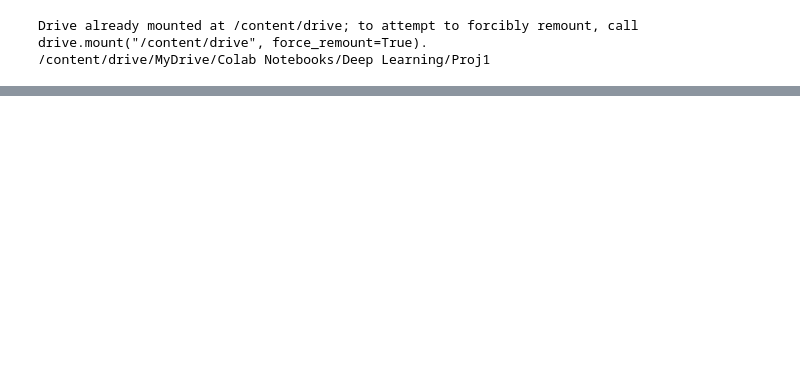
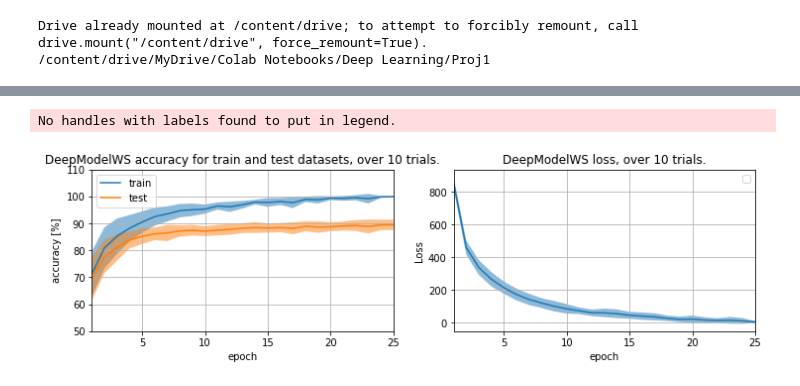
Before and after one commit to nourGhribi/EE-559-deepLearning, a Jupyter notebook: Proj1/test.ipynb, the cells around one changed output, grey strips where cells are left out. Drawn from its saved outputs; the diff is of its cells as text; code cells hidden in the pictures; blank space fills up the shorter version.

```diff
--- a/Proj1/test.ipynb
+++ b/Proj1/test.ipynb
@@ -105,0 +236,34 @@ NameError: ignored
+# %%
+nb_trials = 10
+LOAD_PERFORMANCE_DEEP_WS = True
+if LOAD_PERFORMANCE_DEEP_WS == False:
+  trial_test_accuracies_deep_ws = torch.zeros(nb_trials, nb_epoch_deep_ws)
+  trial_train_accuracies_deep_ws = torch.zeros(nb_trials, nb_epoch_deep_ws)
+  trial_losses_deep_ws = torch.zeros(nb_trials, nb_epoch_deep_ws)
+  deep_wss= [None]*nb_trials
+  for trial in tqdm(range(nb_trials)):
+    train_input, train_target, train_classes, test_input, test_target, test_classes = prologue.generate_pair_sets(nb_samples)
+    train_input, train_target, train_classes, test_input, test_target, test_classes = train_input.to(device), train_target.to(device), train_classes.to(device), test_input.to(device), test_target.to(device), test_classes.to(device)
+    deep_wss[trial] = DeepModelWS(nb_hidden_deep_ws, nb_epoch_deep_ws, lr_deep_ws, mini_batch_size_deep_ws, auxiliary_loss_weight_deep_ws).to(device)
+    acc_losses, train_accuracy, test_accuracy, train_error, test_error = deep_wss[trial].train_model(train_input, train_classes,
+                                                                                        train_target, test_input,
+                                                                                        test_target)
+    trial_test_accuracies_deep_ws[trial,:] = test_accuracy
+    trial_train_accuracies_deep_ws[trial,:] = train_accuracy
+    trial_losses_deep_ws[trial,:] = acc_losses
+
+  best_performance_idx_deep_ws = (trial_test_accuracies_deep_ws == torch.max(trial_test_accuracies_deep_ws)).nonzero(as_tuple=True)
+  deep_ws_best = deep_wss[best_performance_idx_deep_ws[0]]
+
+  torch.save(deep_ws_best.state_dict(), 'data/pickles/deep_ws/best_model.pt')
+  torch.save(trial_test_accuracies_deep_ws, 'data/pickles/deep_ws/trial_test_accuracies.pt')
+  torch.save(trial_train_accuracies_deep_ws, 'data/pickles/deep_ws/trial_train_accuracies.pt')
+  torch.save(trial_losses_deep_ws, 'data/pickles/deep_ws/trial_losses.pt')
+
+else:
+  deep_ws_best = DeepModelWS(nb_hidden_deep_ws, nb_epoch_deep_ws, lr_deep_ws, mini_batch_size_deep_ws, auxiliary_loss_weight_deep_ws).to(device)
+  deep_ws_best.load_state_dict(torch.load('data/pickles/deep_ws/best_model.pt'))
+
+  trial_test_accuracies_deep_ws = torch.load('data/pickles/deep_ws/trial_test_accuracies.pt')
+  trial_train_accuracies_deep_ws = torch.load('data/pickles/deep_ws/trial_train_accuracies.pt')
+  trial_losses_deep_ws = torch.load('data/pickles/deep_ws/trial_losses.pt')
@@ -105,0 +307,5 @@ NameError: ignored
+# %%
+helpers.plot_model_output(trial_train_accuracies_deep_ws, trial_test_accuracies_deep_ws, trial_losses_deep_ws, "DeepModelWS")
+# %% [output]
+No handles with labels found to put in legend.
+[figure, added]
```
Also changed, not shown: parts of 27 cells of this notebook, 17 other files.
